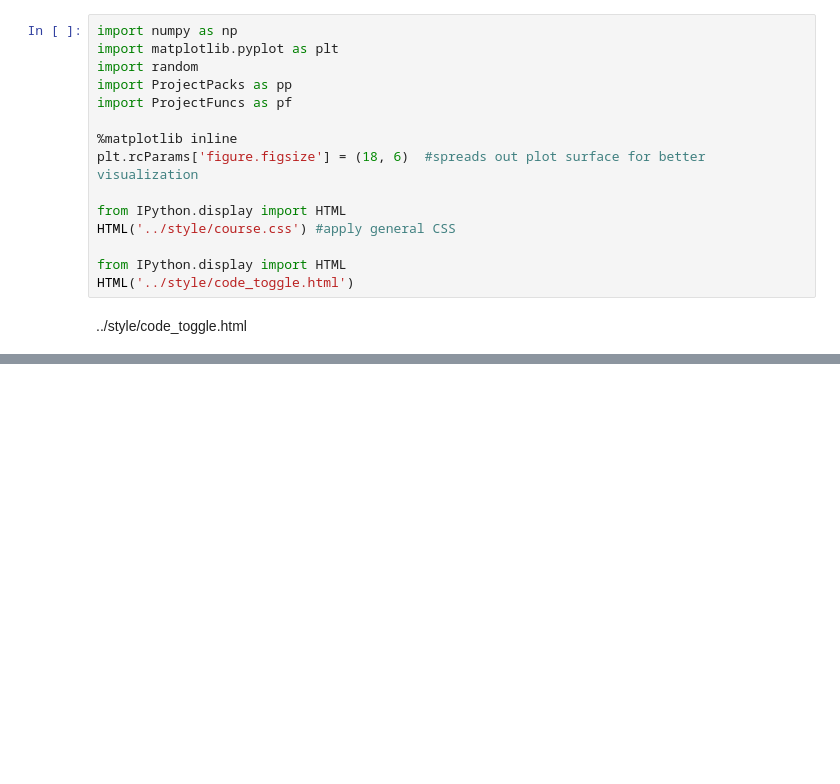
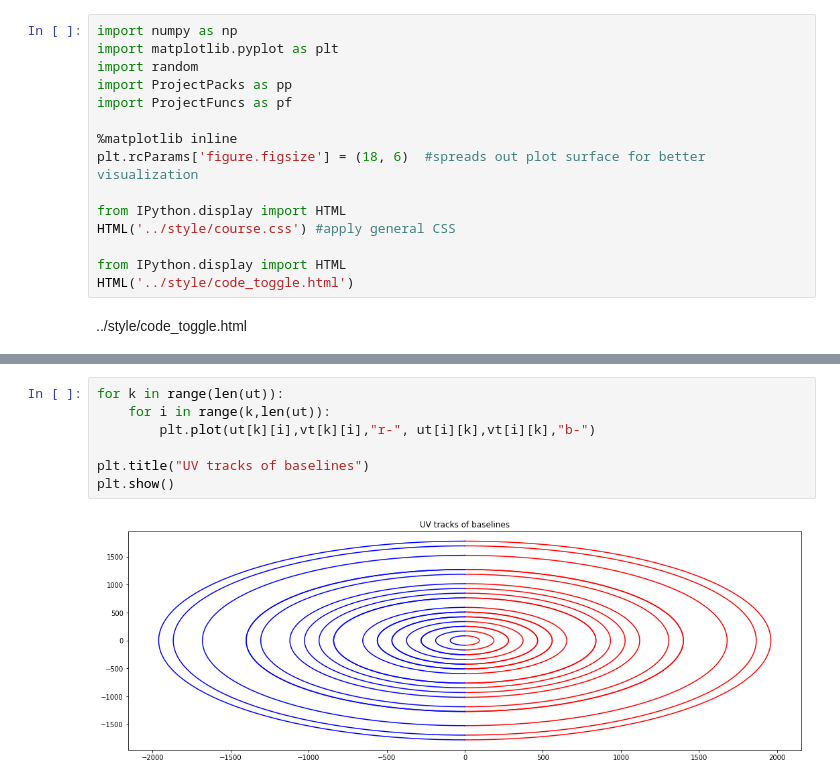
Before and after one commit to TiisQ/Honours-Project, a Jupyter notebook: Solution_Space_per_Baseline.ipynb, the cells around one changed output, grey strips where cells are left out. Drawn from its saved outputs; the diff is of its cells as text; blank space fills up the shorter version.

```diff
--- a/Solution_Space_per_Baseline.ipynb
+++ b/Solution_Space_per_Baseline.ipynb
@@ -82,0 +146,9 @@ Minimum of (M,A) at:  (150, 60)
+# %%
+for k in range(len(ut)):
+    for i in range(k,len(ut)):
+        plt.plot(ut[k][i],vt[k][i],"r-", ut[i][k],vt[i][k],"b-")
+
+plt.title("UV tracks of baselines")
+plt.show()
+# %% [output]
+[figure, added]
```
Also changed, not shown: parts of 5 cells of this notebook.
